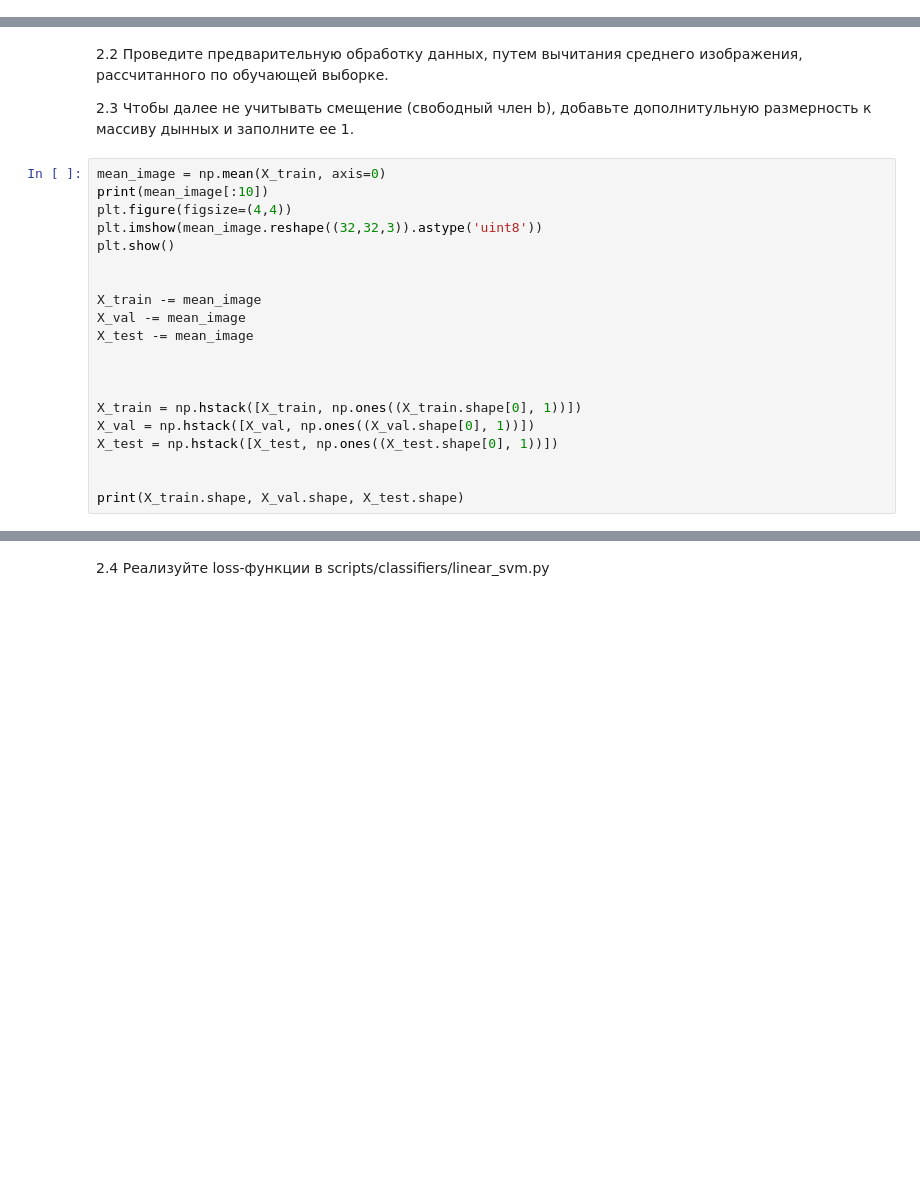
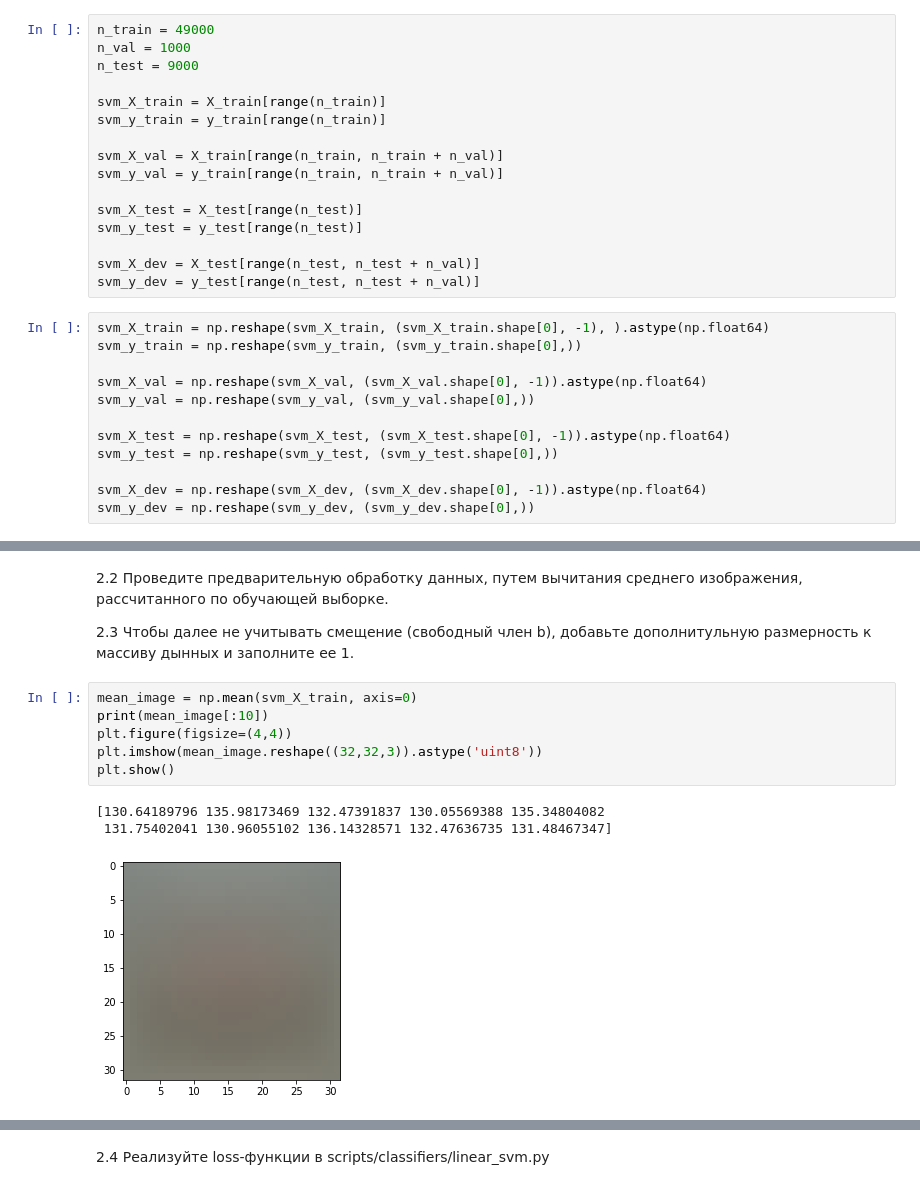
Before and after one commit to DiBoS290699/Neural-Networks-and-Deep-Learning, a Jupyter notebook: Lab1.ipynb, the cells around one changed output, grey strips where cells are left out. Drawn from its saved outputs; the diff is of its cells as text; blank space fills up the shorter version.

```diff
--- a/Lab1.ipynb
+++ b/Lab1.ipynb
@@ -270,3 +233,31 @@ accuracy with one loop with best k:  0.124
 ## 2.  Классификация данных методом опорных векторов (SVM)
 # %% [markdown]
 2.1 Разделите данные на обучающую, тестовую и валидационную выборки. Преобразуйте каждое изображение в одномерный массив. Выведите размеры выборок.
+# %%
+n_train = 49000
+n_val = 1000
+n_test = 9000
+
+svm_X_train = X_train[range(n_train)]
+svm_y_train = y_train[range(n_train)]
+
+svm_X_val = X_train[range(n_train, n_train + n_val)]
+svm_y_val = y_train[range(n_train, n_train + n_val)]
+
+svm_X_test = X_test[range(n_test)]
+svm_y_test = y_test[range(n_test)]
+
+svm_X_dev = X_test[range(n_test, n_test + n_val)]
+svm_y_dev = y_test[range(n_test, n_test + n_val)]
+# %%
+svm_X_train = np.reshape(svm_X_train, (svm_X_train.shape[0], -1), ).astype(np.float64)
+svm_y_train = np.reshape(svm_y_train, (svm_y_train.shape[0],))
+
+svm_X_val = np.reshape(svm_X_val, (svm_X_val.shape[0], -1)).astype(np.float64)
+svm_y_val = np.reshape(svm_y_val, (svm_y_val.shape[0],))
+
+svm_X_test = np.reshape(svm_X_test, (svm_X_test.shape[0], -1)).astype(np.float64)
+svm_y_test = np.reshape(svm_y_test, (svm_y_test.shape[0],))
+
+svm_X_dev = np.reshape(svm_X_dev, (svm_X_dev.shape[0], -1)).astype(np.float64)
+svm_y_dev = np.reshape(svm_y_dev, (svm_y_dev.shape[0],))
@@ -275,22 +290,12 @@ accuracy with one loop with best k:  0.124
 
 2.3 Чтобы далее не учитывать смещение (свободный член b), добавьте дополнитульную размерность к массиву дынных и заполните ее 1.
 # %%
-mean_image = np.mean(X_train, axis=0)
+mean_image = np.mean(svm_X_train, axis=0)
 print(mean_image[:10])
 plt.figure(figsize=(4,4))
 plt.imshow(mean_image.reshape((32,32,3)).astype('uint8'))
 plt.show()
-
-
-X_train -= mean_image
-X_val -= mean_image
-X_test -= mean_image
-
-
-
-X_train = np.hstack([X_train, np.ones((X_train.shape[0], 1))])
-X_val = np.hstack([X_val, np.ones((X_val.shape[0], 1))])
-X_test = np.hstack([X_test, np.ones((X_test.shape[0], 1))])
-
-
-print(X_train.shape, X_val.shape, X_test.shape)
+# %% [output]
+[130.64189796 135.98173469 132.47391837 130.05569388 135.34804082
+ 131.75402041 130.96055102 136.14328571 132.47636735 131.48467347]
+[figure, added]
```
Also changed, not shown: parts of 36 cells of this notebook, 2 other files.
